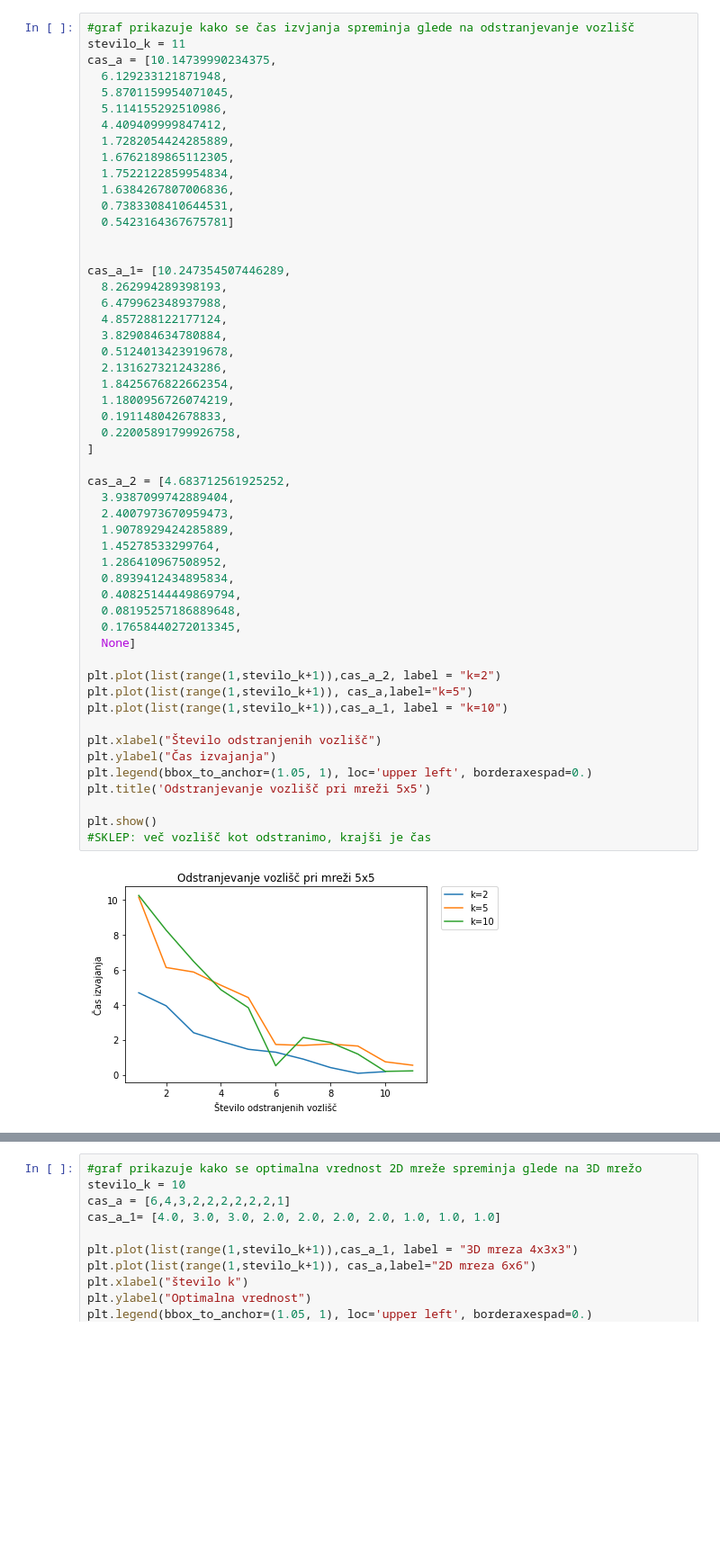
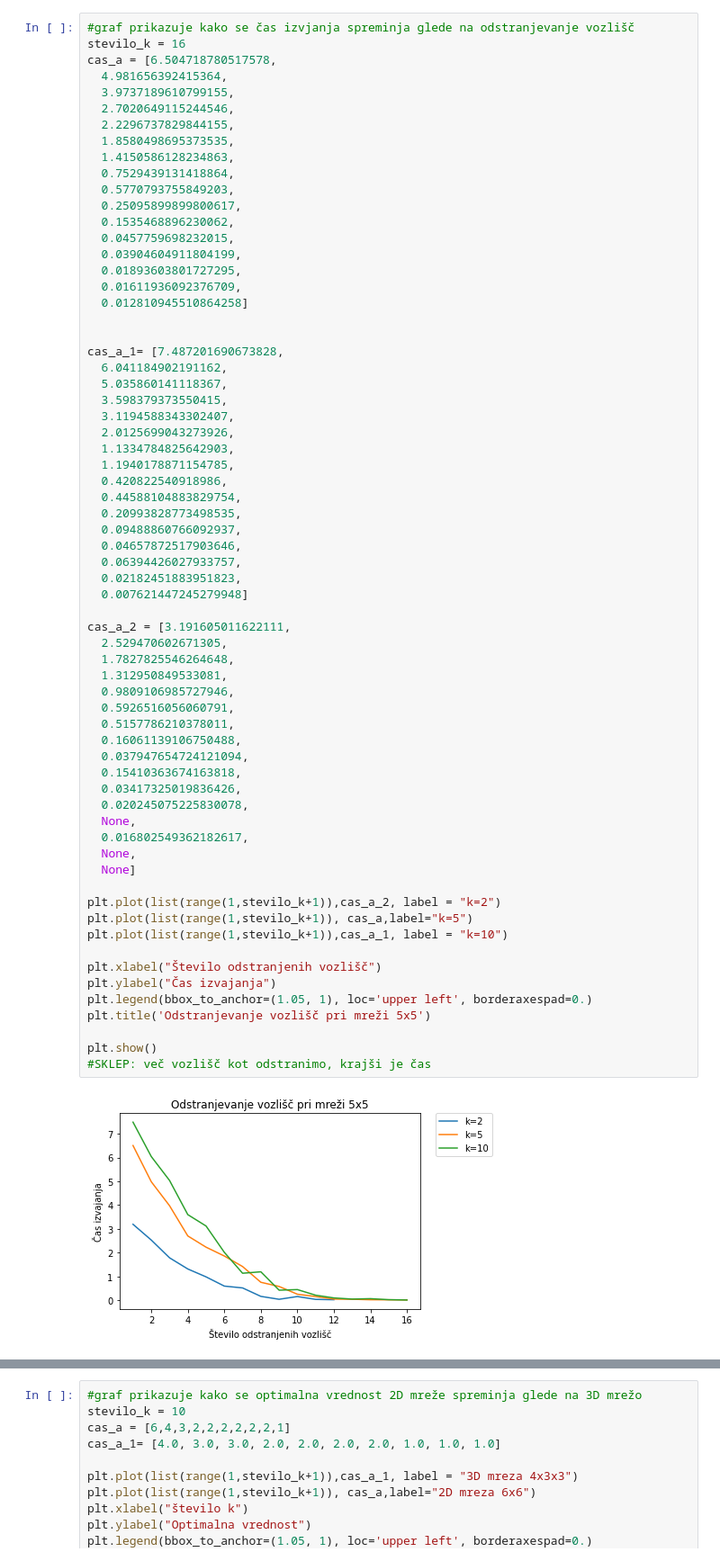
Before and after one commit to anjaplesec/k-center-problem, a Jupyter notebook: koda/poskus_grafi.ipynb, the cells around one changed output, grey strips where cells are left out. Shown at 90% size. Cells and saved outputs as stored; diff of their text form; blank space fills up the shorter version.

```diff
--- a/koda/poskus_grafi.ipynb
+++ b/koda/poskus_grafi.ipynb
@@ -50,58 +49,72 @@ plt.show()
 [figure]
 # %%
 #graf prikazuje kako se čas izvjanja spreminja glede na odstranjevanje vozlišč
-stevilo_k = 11
-cas_a = [10.14739990234375,
-  6.129233121871948,
-  5.8701159954071045,
-  5.114155292510986,
-  4.409409999847412,
-  1.7282054424285889,
-  1.6762189865112305,
-  1.7522122859954834,
-  1.6384267807006836,
-  0.7383308410644531,
-  0.5423164367675781]
+stevilo_k = 16
+cas_a = [6.504718780517578,
+  4.981656392415364,
+  3.9737189610799155,
+  2.7020649115244546,
+  2.2296737829844155,
+  1.8580498695373535,
+  1.4150586128234863,
+  0.7529439131418864,
+  0.5770793755849203,
+  0.25095899899800617,
+  0.1535468896230062,
+  0.0457759698232015,
+  0.03904604911804199,
+  0.01893603801727295,
+  0.01611936092376709,
+  0.012810945510864258]
 
 
-cas_a_1= [10.247354507446289,
-  8.262994289398193,
-  6.479962348937988,
-  4.857288122177124,
-  3.829084634780884,
-  0.5124013423919678,
-  2.131627321243286,
-  1.8425676822662354,
-  1.1800956726074219,
-  0.191148042678833,
-  0.22005891799926758,
-]
+cas_a_1= [7.487201690673828,
+  6.041184902191162,
+  5.035860141118367,
+  3.598379373550415,
+  3.1194588343302407,
+  2.0125699043273926,
+  1.1334784825642903,
+  1.1940178871154785,
+  0.420822540918986,
+  0.44588104883829754,
+  0.20993828773498535,
+  0.09488860766092937,
+  0.04657872517903646,
+  0.06394426027933757,
+  0.02182451883951823,
+  0.007621447245279948]
 
-cas_a_2 = [4.683712561925252,
-  3.9387099742889404,
-  2.4007973670959473,
-  1.9078929424285889,
-  1.45278533299764,
-  1.286410967508952,
-  0.8939412434895834,
-  0.40825144449869794,
-  0.08195257186889648,
-  0.17658440272013345,
+cas_a_2 = [3.191605011622111,
+  2.529470602671305,
+  1.7827825546264648,
+  1.312950849533081,
+  0.9809106985727946,
+  0.5926516056060791,
+  0.5157786210378011,
+  0.16061139106750488,
+  0.037947654724121094,
+  0.15410363674163818,
+  0.03417325019836426,
+  0.020245075225830078,
+  None,
+  0.016802549362182617,
+  None,
   None]
 
 plt.plot(list(range(1,stevilo_k+1)),cas_a_2, label = "k=2")
 plt.plot(list(range(1,stevilo_k+1)), cas_a,label="k=5")
 plt.plot(list(range(1,stevilo_k+1)),cas_a_1, label = "k=10")
 
 plt.xlabel("Število odstranjenih vozlišč")
 plt.ylabel("Čas izvajanja")
 plt.legend(bbox_to_anchor=(1.05, 1), loc='upper left', borderaxespad=0.)
 plt.title('Odstranjevanje vozlišč pri mreži 5x5')
 
 plt.show()
 #SKLEP: več vozlišč kot odstranimo, krajši je čas
 # %% [output]
-[figure, old version]
+[figure, new version]
 # %%
 #graf prikazuje kako se čas izvjanja spreminja glede na odstranjevanje povezav
 stevilo_k = 10
```
Also changed, not shown: parts of 2 cells of this notebook, 1 other file.
